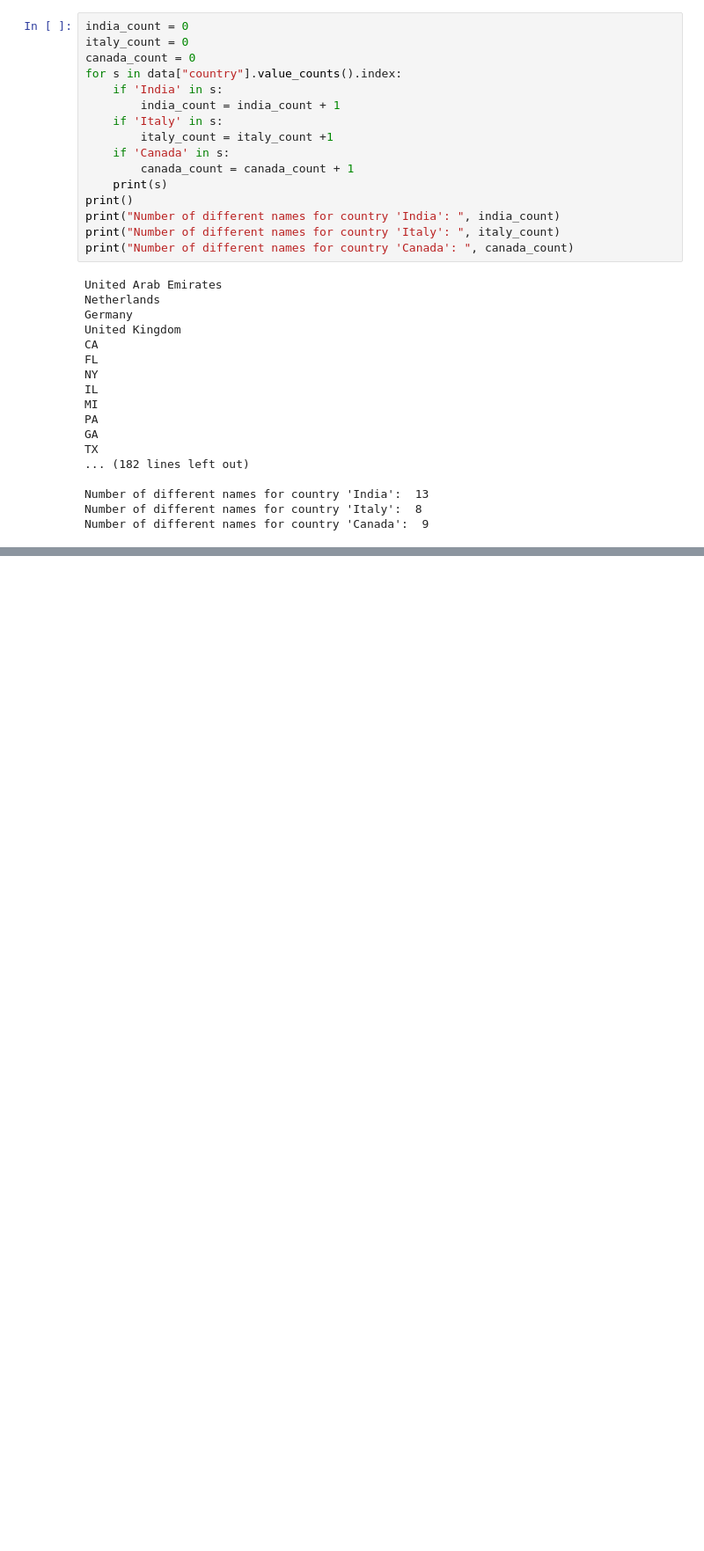
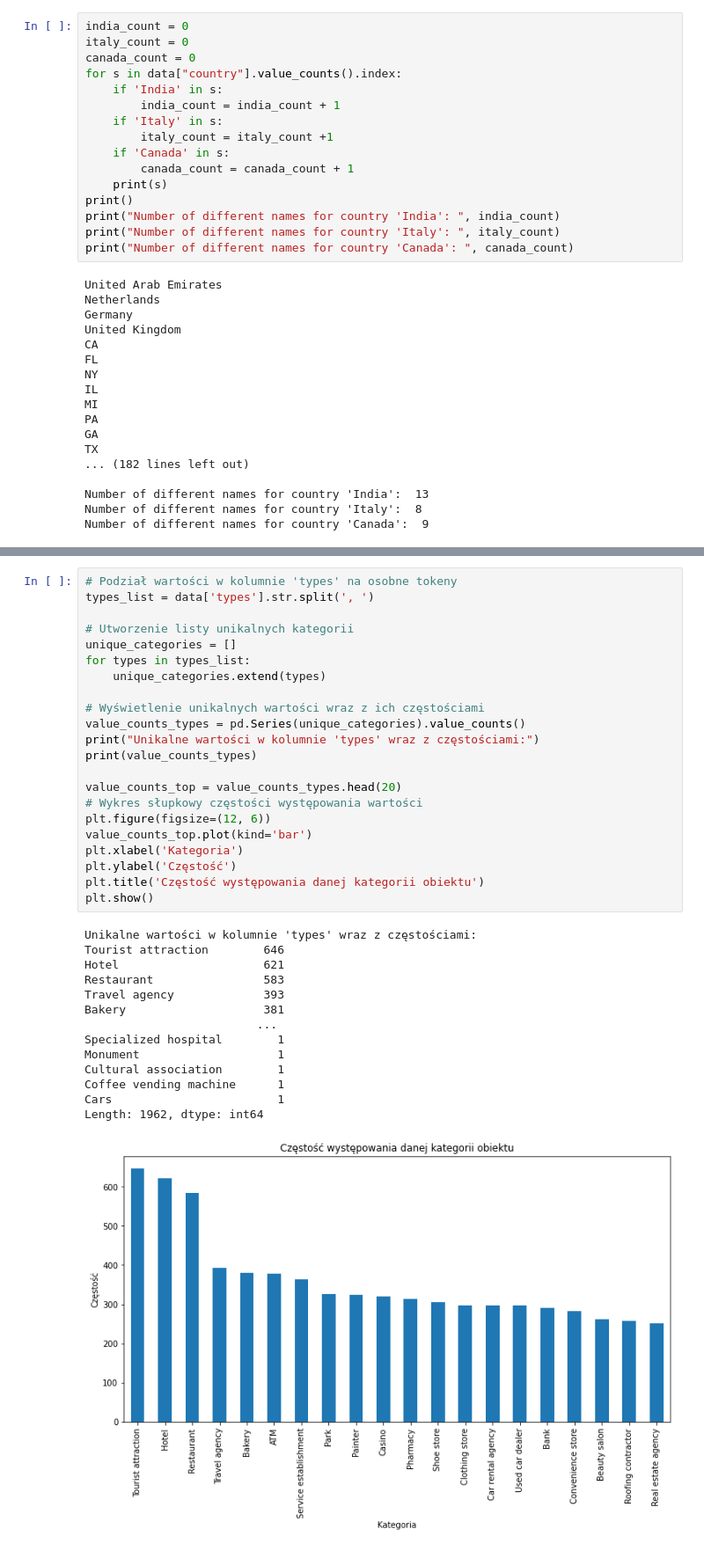
Before and after one commit to kowalskihubert/Google-Places-Clustering, a Jupyter notebook: google_places_EDA.ipynb, the cells around one changed output, grey strips where cells are left out. Shown at 88% size. Drawn from its saved outputs; the diff is of its cells as text; blank space fills up the shorter version.

```diff
--- a/google_places_EDA.ipynb
+++ b/google_places_EDA.ipynb
@@ -320,0 +565,37 @@ Number of different names for country 'Canada':  9
+# %%
+# Podział wartości w kolumnie 'types' na osobne tokeny
+types_list = data['types'].str.split(', ')
+
+# Utworzenie listy unikalnych kategorii
+unique_categories = []
+for types in types_list:
+    unique_categories.extend(types)
+
+# Wyświetlenie unikalnych wartości wraz z ich częstościami
+value_counts_types = pd.Series(unique_categories).value_counts()
+print("Unikalne wartości w kolumnie 'types' wraz z częstościami:")
+print(value_counts_types)
+
+value_counts_top = value_counts_types.head(20)
+# Wykres słupkowy częstości występowania wartości
+plt.figure(figsize=(12, 6))
+value_counts_top.plot(kind='bar')
+plt.xlabel('Kategoria')
+plt.ylabel('Częstość')
+plt.title('Częstość występowania danej kategorii obiektu')
+plt.show()
+# %% [output]
+Unikalne wartości w kolumnie 'types' wraz z częstościami:
+Tourist attraction        646
+Hotel                     621
+Restaurant                583
+Travel agency             393
+Bakery                    381
+                         ...
+Specialized hospital        1
+Monument                    1
+Cultural association        1
+Coffee vending machine      1
+Cars                        1
+Length: 1962, dtype: int64
+[figure, added]
```
Also changed, not shown: parts of 23 cells of this notebook.
